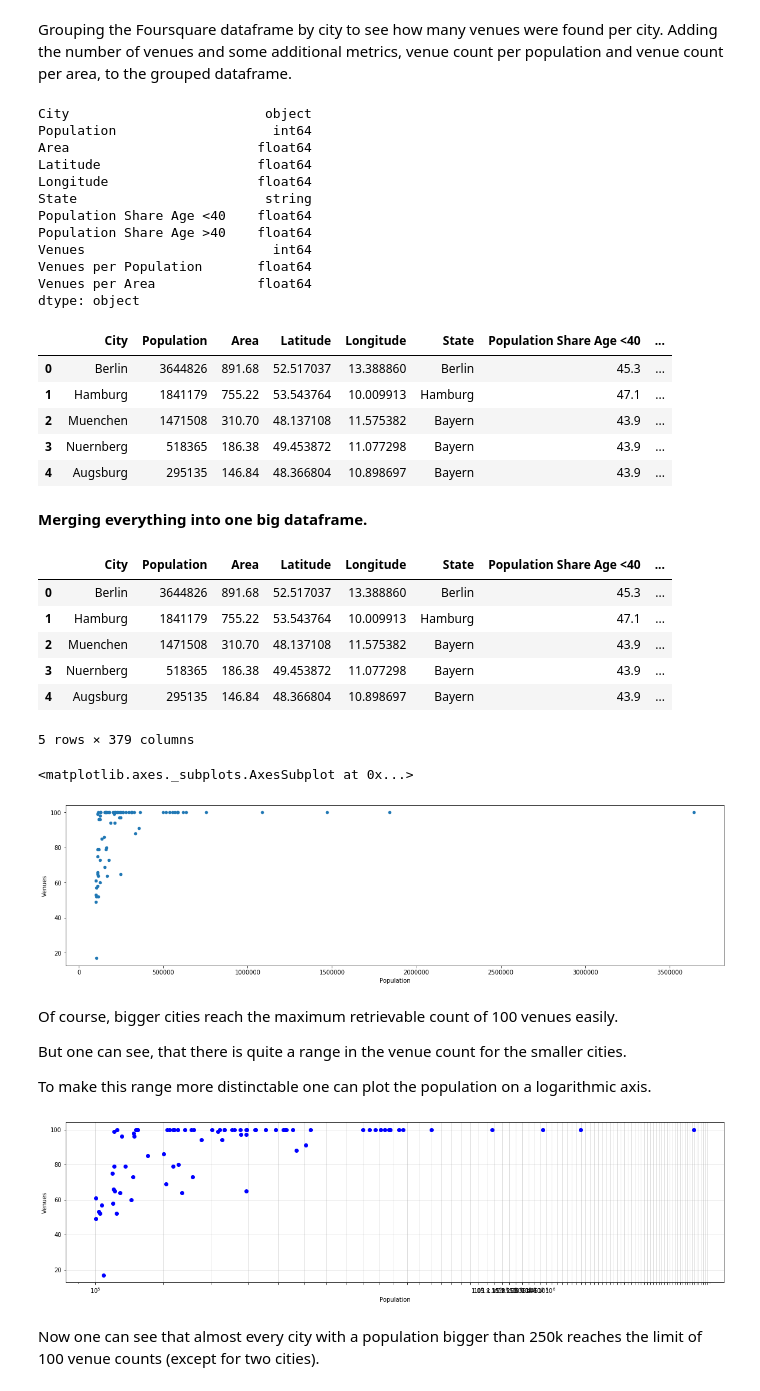
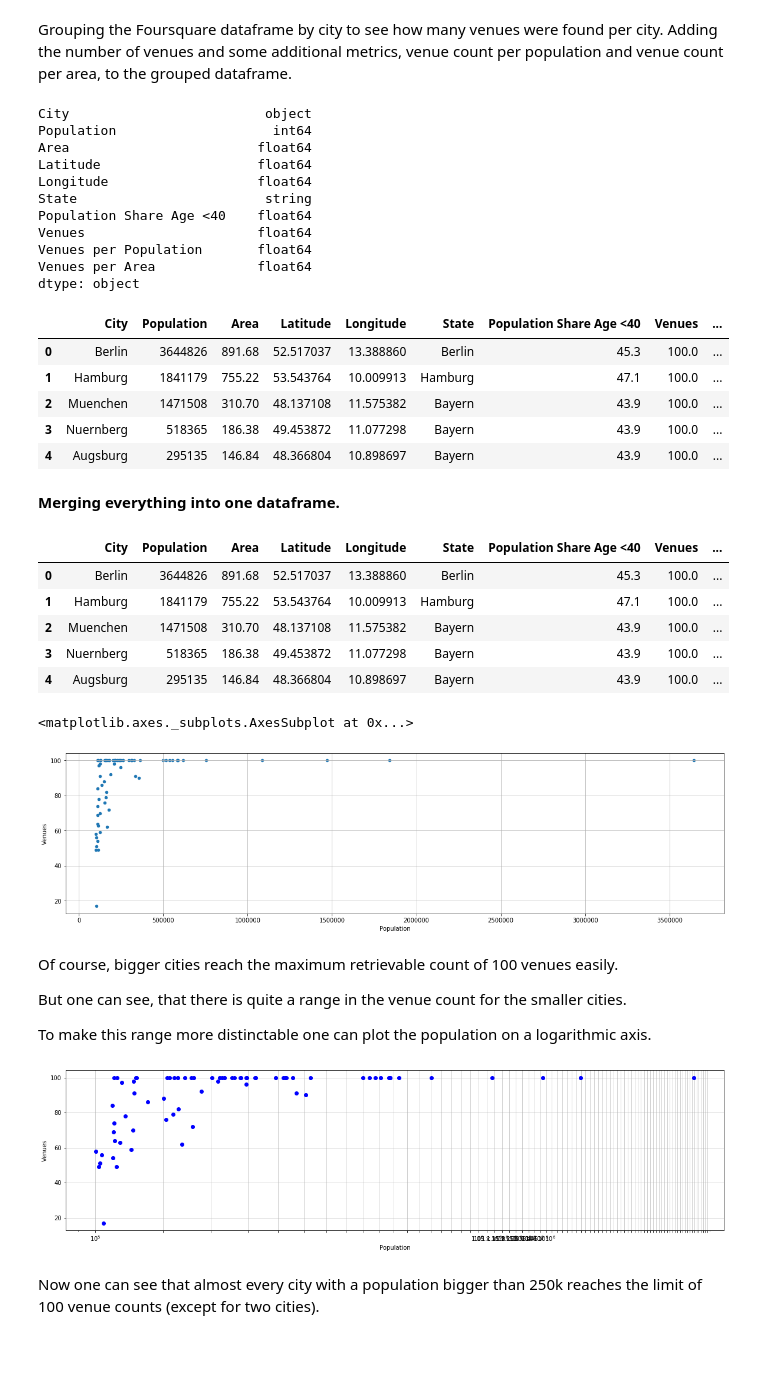
Before and after one commit to larsandreae/Coursera_Capstone, a Jupyter notebook: PGA_Cap_wk1_Data_v3.ipynb, the cells around one changed output. Saved outputs shown, nothing was run; the diff lists cells and outputs as text; code cells hidden in the pictures; blank space fills up the shorter version.

```diff
--- a/PGA_Cap_wk1_Data_v3.ipynb
+++ b/PGA_Cap_wk1_Data_v3.ipynb
@@ -150,9 +148,9 @@ dtype: object
 Summarizing the age group percentages from 15-40 as "young" and from 40-75 as "old" and calculating the difference between them.
 # %%
 age['Population Share Age <40'] = (age['unter 3'] + age['3 – 6'] + age['6 – 15'] + age['15 – 18'] + age['18 – 25'] + age['25 – 30'] + age['30 – 40'])
-age['Population Share Age >40'] = (age['40 – 50'] + age['50 – 65'] + age['65 – 75'] + age['75 und mehr'])
+#age['Population Share Age >40'] = (age['40 – 50'] + age['50 – 65'] + age['65 – 75'] + age['75 und mehr'])
 
-age = age[['State', 'Population Share Age <40', 'Population Share Age >40']]
+age = age[['State', 'Population Share Age <40']]
 
 print(age.dtypes)
 print(age.shape)
@@ -422,7 +419,7 @@ def return_most_common_venues(row, num_top_venues):
     row_categories_sorted = row_categories.sort_values(ascending=False)
     return row_categories_sorted.index.values[0:num_top_venues]
 
-num_top_venues = 10
+num_top_venues = 5
 
 indicators = ['st', 'nd', 'rd']
 
@@ -435,12 +432,12 @@ for ind in np.arange(num_top_venues):
         columns.append('{}th Most Common Venue'.format(ind+1))
 
 # create a new dataframe
-cities_age_venues_grouped_top10 = pd.DataFrame(columns=columns)
-cities_age_venues_grouped_top10['City'] = cities_age_venues_grouped['City']
+cities_age_venues_grouped_top = pd.DataFrame(columns=columns)
+cities_age_venues_grouped_top['City'] = cities_age_venues_grouped['City']
 
 for ind in np.arange(cities_age_venues_grouped.shape[0]):
-    cities_age_venues_grouped_top10.iloc[ind, 1:] = return_most_common_venues(cities_age_venues_grouped.iloc[ind, :], num_top_venues)
+    cities_age_venues_grouped_top.iloc[ind, 1:] = return_most_common_venues(cities_age_venues_grouped.iloc[ind, :], num_top_venues)
 
-print(cities_age_venues_grouped_top10.shape)
-cities_age_venues_grouped_top10.head()
+print(cities_age_venues_grouped_top.shape)
+cities_age_venues_grouped_top.head()
 # %% [output]
@@ -464,7 +461,7 @@ cities_age_venues_count = pd.merge(cities_age,
                                    on='City',
                                    how='left')
 
-cities_age_venues_count['Venues per Population'] = cities_age_venues_count.apply(lambda row: row.Venues/row.Population, axis = 1)
+cities_age_venues_count['Venues per Population'] = cities_age_venues_count.apply(lambda row: row.Venues/(row.Population/100000), axis = 1)
 cities_age_venues_count = cities_age_venues_count.round({'Venues per Population': 6})
 
 cities_age_venues_count['Venues per Area'] = cities_age_venues_count.apply(lambda row: row.Venues/row.Area, axis = 1)
@@ -480,42 +477,36 @@ Latitude                    float64
 Longitude                   float64
 State                        string
 Population Share Age <40    float64
-Population Share Age >40    float64
-Venues                        int64
+Venues                      float64
 Venues per Population       float64
 Venues per Area             float64
 dtype: object
-|  | City | Population | Area | Latitude | Longitude | State | Population Share Age <40 | ... |
-| 0 | Berlin | 3644826 | 891.68 | 52.517037 | 13.388860 | Berlin | 45.3 | ... |
-| 1 | Hamburg | 1841179 | 755.22 | 53.543764 | 10.009913 | Hamburg | 47.1 | ... |
-| 2 | Muenchen | 1471508 | 310.70 | 48.137108 | 11.575382 | Bayern | 43.9 | ... |
-| 3 | Nuernberg | 518365 | 186.38 | 49.453872 | 11.077298 | Bayern | 43.9 | ... |
-| 4 | Augsburg | 295135 | 146.84 | 48.366804 | 10.898697 | Bayern | 43.9 | ... |
+|  | City | Population | Area | Latitude | Longitude | State | Population Share Age <40 | Venues | ... |
+| 0 | Berlin | 3644826 | 891.68 | 52.517037 | 13.388860 | Berlin | 45.3 | 100.0 | ... |
+| 1 | Hamburg | 1841179 | 755.22 | 53.543764 | 10.009913 | Hamburg | 47.1 | 100.0 | ... |
+| 2 | Muenchen | 1471508 | 310.70 | 48.137108 | 11.575382 | Bayern | 43.9 | 100.0 | ... |
+| 3 | Nuernberg | 518365 | 186.38 | 49.453872 | 11.077298 | Bayern | 43.9 | 100.0 | ... |
+| 4 | Augsburg | 295135 | 146.84 | 48.366804 | 10.898697 | Bayern | 43.9 | 100.0 | ... |
 # %% [markdown]
-**Merging everything into one big dataframe.**
+**Merging everything into one dataframe.**
 # %%
-cities_age_venues_grouped = pd.merge(cities_age_venues_grouped,
-                                     cities_age_venues_grouped_top10,
-                                     on='City',
-                                     how='left')
 cities_age_venues_grouped = pd.merge(cities_age_venues_count,
-                                     cities_age_venues_grouped,
+                                     cities_age_venues_grouped_top,
                                      on='City',
                                      how='left')
 cities_age_venues_grouped.head()
 # %% [output]
-|  | City | Population | Area | Latitude | Longitude | State | Population Share Age <40 | ... |
-| 0 | Berlin | 3644826 | 891.68 | 52.517037 | 13.388860 | Berlin | 45.3 | ... |
-| 1 | Hamburg | 1841179 | 755.22 | 53.543764 | 10.009913 | Hamburg | 47.1 | ... |
-| 2 | Muenchen | 1471508 | 310.70 | 48.137108 | 11.575382 | Bayern | 43.9 | ... |
-| 3 | Nuernberg | 518365 | 186.38 | 49.453872 | 11.077298 | Bayern | 43.9 | ... |
-| 4 | Augsburg | 295135 | 146.84 | 48.366804 | 10.898697 | Bayern | 43.9 | ... |
+|  | City | Population | Area | Latitude | Longitude | State | Population Share Age <40 | Venues | ... |
+| 0 | Berlin | 3644826 | 891.68 | 52.517037 | 13.388860 | Berlin | 45.3 | 100.0 | ... |
+| 1 | Hamburg | 1841179 | 755.22 | 53.543764 | 10.009913 | Hamburg | 47.1 | 100.0 | ... |
+| 2 | Muenchen | 1471508 | 310.70 | 48.137108 | 11.575382 | Bayern | 43.9 | 100.0 | ... |
+| 3 | Nuernberg | 518365 | 186.38 | 49.453872 | 11.077298 | Bayern | 43.9 | 100.0 | ... |
+| 4 | Augsburg | 295135 | 146.84 | 48.366804 | 10.898697 | Bayern | 43.9 | 100.0 | ... |
-5 rows × 379 columns
 # %%
-cities_age_venues_grouped.plot.scatter(x='Population', y='Venues', figsize=(20,5))
+cities_age_venues_grouped.plot.scatter(x='Population', y='Venues', figsize=(20,5), grid=True)
 # %% [output]
 <matplotlib.axes._subplots.AxesSubplot at 0x...>
-[figure, old version]
+[figure, new version]
 # %% [markdown]
 Of course, bigger cities reach the maximum retrievable count of 100 venues easily.
 
@@ -525,15 +516,15 @@ To make this range more distinctable one can plot the population on a logarithmi
 # %%
 x_data = cities_age_venues_grouped['Population']
 y_data = cities_age_venues_grouped['Venues']
 
 fig = plt.figure(figsize=(20,5))
 ax = plt.gca(xscale='log', xticks=np.arange(0,4000000,50000))
 ax.plot(x_data, y_data, 'o', c='blue')
 ax.set_xlabel('Population')
 ax.set_ylabel('Venues')
-ax.grid(alpha=0.5)
+ax.grid(alpha=0.7)
 # %% [output]
-[figure, old version]
+[figure, new version]
 # %% [markdown]
 Now one can see that almost every city with a population bigger than 250k reaches the limit of 100 venue counts (except for two cities).
 # %%
```
Also changed, not shown: parts of 16 cells of this notebook, 4 other files.
